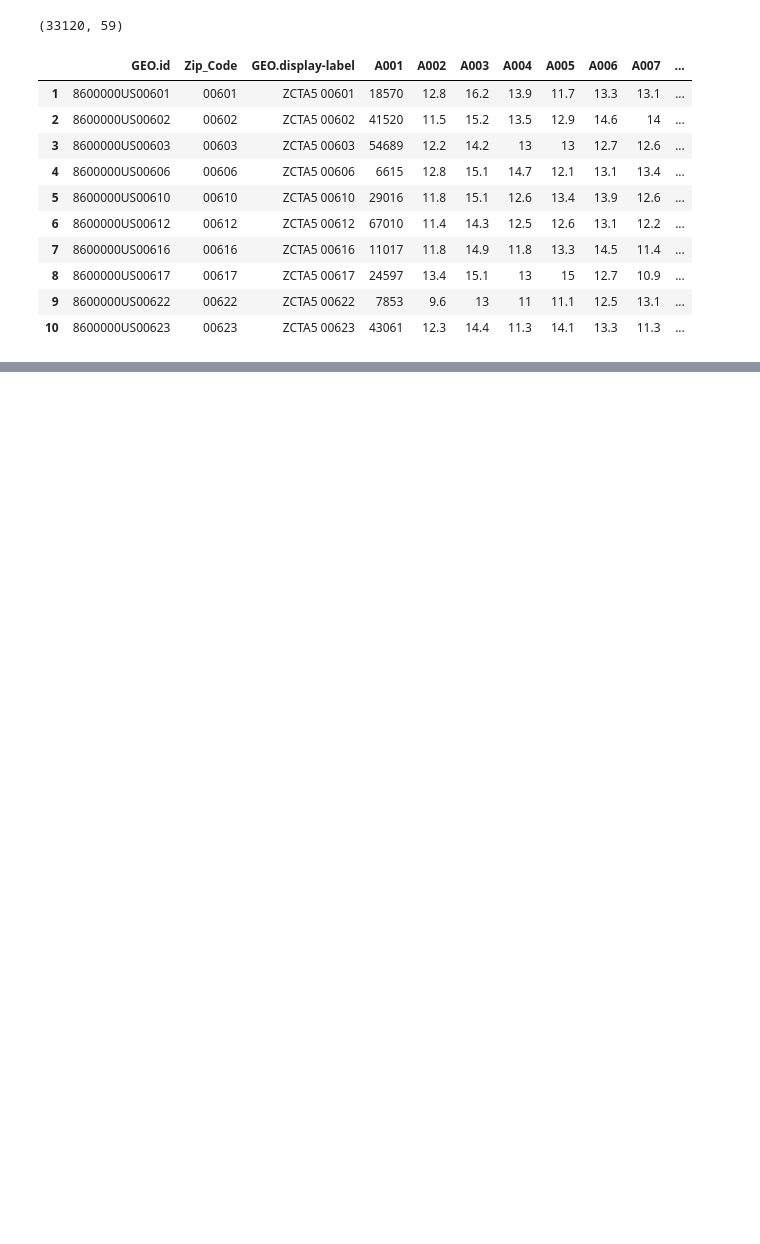
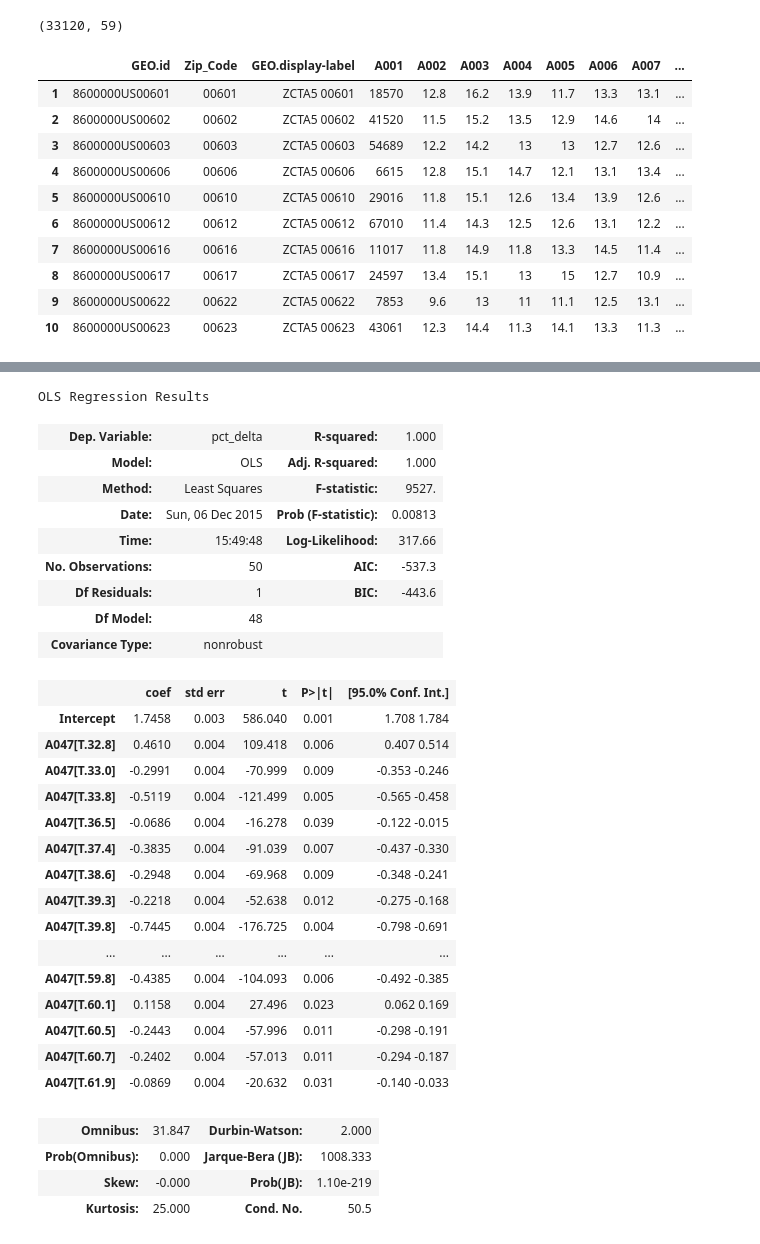
Before and after one commit to austinwu0/cs109-final-project, a Jupyter notebook: Feature_Selection.ipynb, the cells around one changed output, grey strips where cells are left out. Cells and saved outputs as stored; diff of their text form; code cells hidden in the pictures; blank space fills up the shorter version.

```diff
--- a/Feature_Selection.ipynb
+++ b/Feature_Selection.ipynb
@@ -45,7 +45,7 @@ def forward_selected(data, response):
             scores_with_candidates.append((score, candidate))
         scores_with_candidates.sort()
         best_new_score, best_candidate = scores_with_candidates.pop()
-        if current_score < best_new_score:
+        if current_score < (best_new_score) * 0.9:
             remaining.remove(best_candidate)
             selected.append(best_candidate)
             current_score = best_new_score
@@ -125,0 +108,4 @@ response[response['Zip_Code']=='08701']
+# %%
+minimerge = merged[0:50]
+bestmodel = forward_selected(minimerge, 'pct_delta')
+dir(bestmodel)
@@ -125,0 +130,33 @@ response[response['Zip_Code']=='08701']
+# %%
+bestmodel.summary()
+# %% [output]
+OLS Regression Results
+| Dep. Variable: | pct_delta | R-squared: | 1.000 |
+| Model: | OLS | Adj. R-squared: | 1.000 |
+| Method: | Least Squares | F-statistic: | 9527. |
+| Date: | Sun, 06 Dec 2015 | Prob (F-statistic): | 0.00813 |
+| Time: | 15:49:48 | Log-Likelihood: | 317.66 |
+| No. Observations: | 50 | AIC: | -537.3 |
+| Df Residuals: | 1 | BIC: | -443.6 |
+| Df Model: | 48 |  |  |
+| Covariance Type: | nonrobust |  |  |
+|  | coef | std err | t | P>|t| | [95.0% Conf. Int.] |
+| Intercept | 1.7458 | 0.003 | 586.040 | 0.001 | 1.708 1.784 |
+| A047[T.32.8] | 0.4610 | 0.004 | 109.418 | 0.006 | 0.407 0.514 |
+| A047[T.33.0] | -0.2991 | 0.004 | -70.999 | 0.009 | -0.353 -0.246 |
+| A047[T.33.8] | -0.5119 | 0.004 | -121.499 | 0.005 | -0.565 -0.458 |
+| A047[T.36.5] | -0.0686 | 0.004 | -16.278 | 0.039 | -0.122 -0.015 |
+| A047[T.37.4] | -0.3835 | 0.004 | -91.039 | 0.007 | -0.437 -0.330 |
+| A047[T.38.6] | -0.2948 | 0.004 | -69.968 | 0.009 | -0.348 -0.241 |
+| A047[T.39.3] | -0.2218 | 0.004 | -52.638 | 0.012 | -0.275 -0.168 |
+| A047[T.39.8] | -0.7445 | 0.004 | -176.725 | 0.004 | -0.798 -0.691 |
+| ... | ... | ... | ... | ... | ... |
+| A047[T.59.8] | -0.4385 | 0.004 | -104.093 | 0.006 | -0.492 -0.385 |
+| A047[T.60.1] | 0.1158 | 0.004 | 27.496 | 0.023 | 0.062 0.169 |
+| A047[T.60.5] | -0.2443 | 0.004 | -57.996 | 0.011 | -0.298 -0.191 |
+| A047[T.60.7] | -0.2402 | 0.004 | -57.013 | 0.011 | -0.294 -0.187 |
+| A047[T.61.9] | -0.0869 | 0.004 | -20.632 | 0.031 | -0.140 -0.033 |
+| Omnibus: | 31.847 | Durbin-Watson: | 2.000 |
+| Prob(Omnibus): | 0.000 | Jarque-Bera (JB): | 1008.333 |
+| Skew: | -0.000 | Prob(JB): | 1.10e-219 |
+| Kurtosis: | 25.000 | Cond. No. | 50.5 |
```
Also changed, not shown: parts of 8 cells of this notebook.
